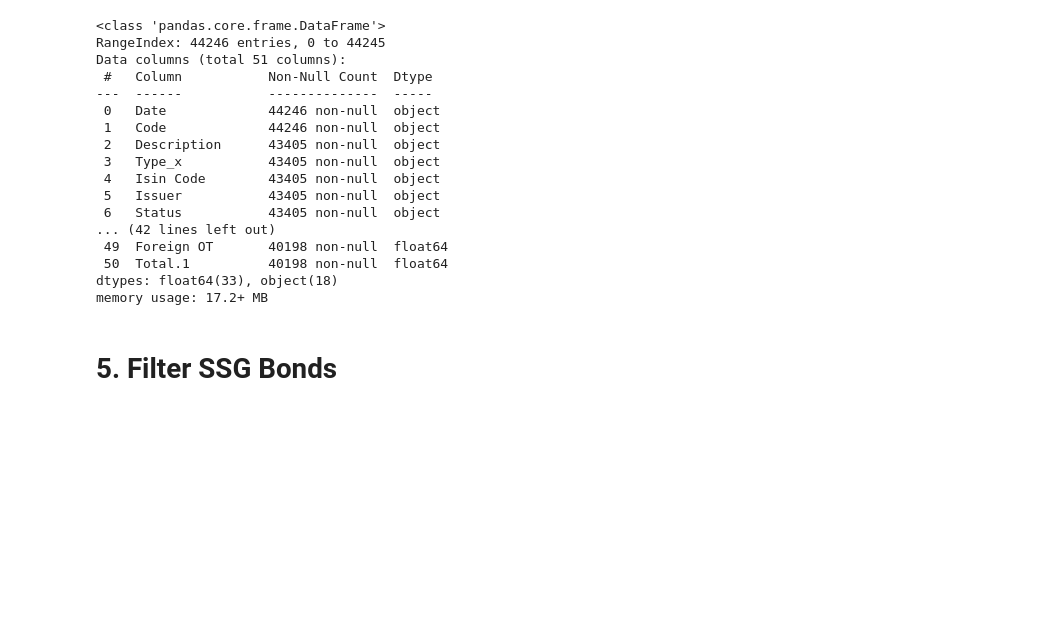
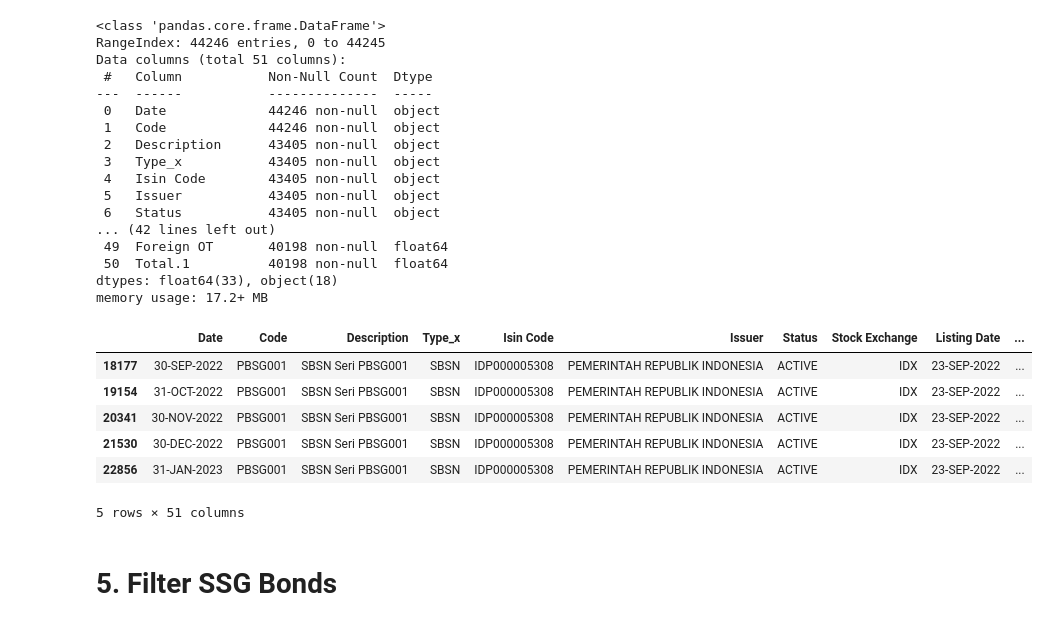
Before and after one commit to mihoku/data-preparation-indonesia-green-bonds, a Jupyter notebook: General-Data-Prep.ipynb, the cells around one changed output. Cells and saved outputs as stored; diff of their text form; code cells hidden in the pictures; blank space fills up the shorter version.

```diff
--- a/General-Data-Prep.ipynb
+++ b/General-Data-Prep.ipynb
@@ -230,6 +230,16 @@ Data columns (total 51 columns):
  50  Total.1          40198 non-null  float64
 dtypes: float64(33), object(18)
 memory usage: 17.2+ MB
+# %%
+bond_data[bond_data['Code'].str.contains('PBSG')].head()
+# %% [output]
+|  | Date | Code | Description | Type_x | Isin Code | Issuer | Status | Stock Exchange | Listing Date | ... |
+| 18177 | 30-SEP-2022 | PBSG001 | SBSN Seri PBSG001 | SBSN | IDP000005308 | PEMERINTAH REPUBLIK INDONESIA | ACTIVE | IDX | 23-SEP-2022 | ... |
+| 19154 | 31-OCT-2022 | PBSG001 | SBSN Seri PBSG001 | SBSN | IDP000005308 | PEMERINTAH REPUBLIK INDONESIA | ACTIVE | IDX | 23-SEP-2022 | ... |
+| 20341 | 30-NOV-2022 | PBSG001 | SBSN Seri PBSG001 | SBSN | IDP000005308 | PEMERINTAH REPUBLIK INDONESIA | ACTIVE | IDX | 23-SEP-2022 | ... |
+| 21530 | 30-DEC-2022 | PBSG001 | SBSN Seri PBSG001 | SBSN | IDP000005308 | PEMERINTAH REPUBLIK INDONESIA | ACTIVE | IDX | 23-SEP-2022 | ... |
+| 22856 | 31-JAN-2023 | PBSG001 | SBSN Seri PBSG001 | SBSN | IDP000005308 | PEMERINTAH REPUBLIK INDONESIA | ACTIVE | IDX | 23-SEP-2022 | ... |
+5 rows × 51 columns
 # %% [markdown]
 # 5. Filter SSG Bonds
 # %%
```
Also changed, not shown: parts of 5 cells of this notebook, 1 other file.
